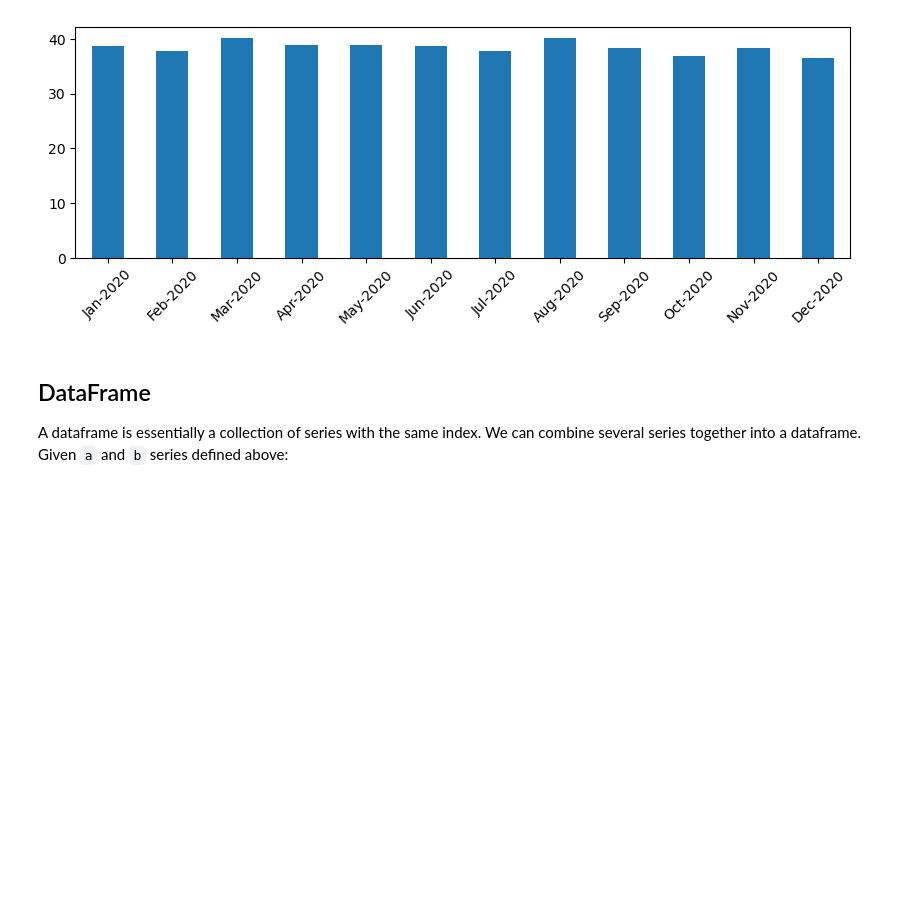
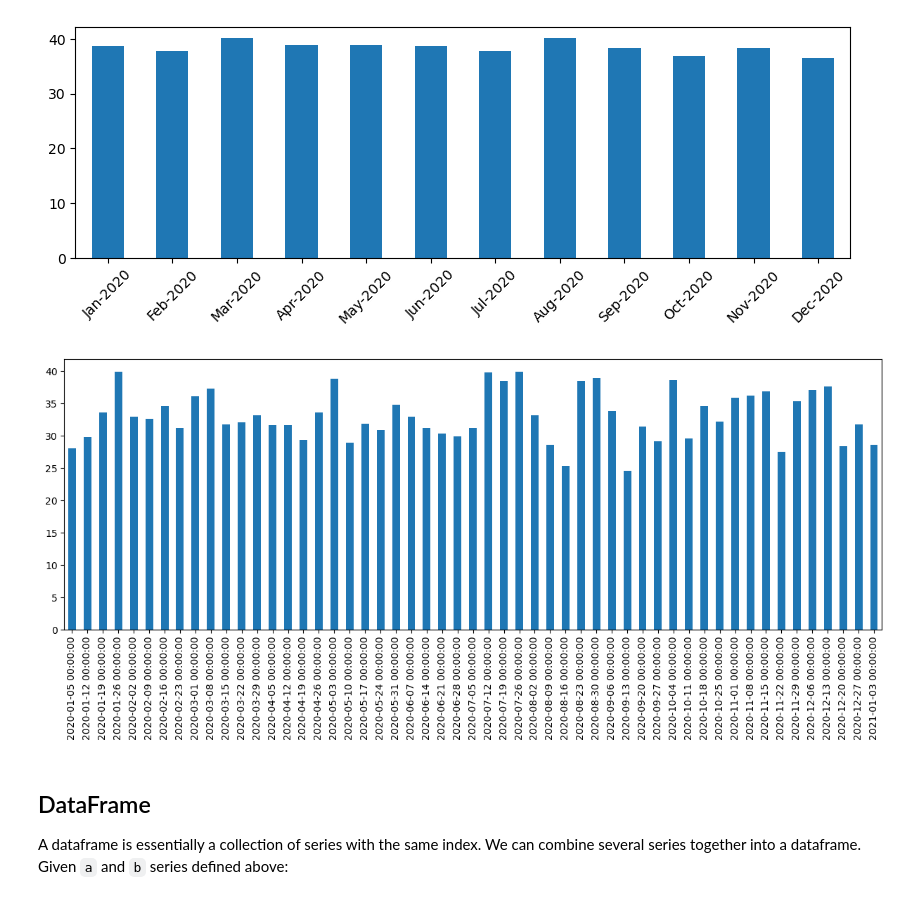
Before and after one commit to myworkshopca/DataScienceBasic, a Jupyter notebook: lessons/07-python/panada-basic.ipynb, the cells around one changed output. Cells and saved outputs as stored; diff of their text form; code cells hidden in the pictures; blank space fills up the shorter version.

```diff
--- a/lessons/07-python/panada-basic.ipynb
+++ b/lessons/07-python/panada-basic.ipynb
@@ -100,6 +102,13 @@ ax.set_xticklabels([x.strftime("%b-%Y") for x in monthly.index], rotation=45)
 plt.show()
 # %% [output]
 [figure]
+# %%
+weekly = total_items.resample("1W").mean()
+#print(weekly)
+ax = weekly.plot(kind="bar", figsize=(15,5))
+plt.show()
+# %% [output]
+[figure, added]
 # %% [markdown]
 ## DataFrame
 
```
Also changed, not shown: parts of 6 cells of this notebook.
